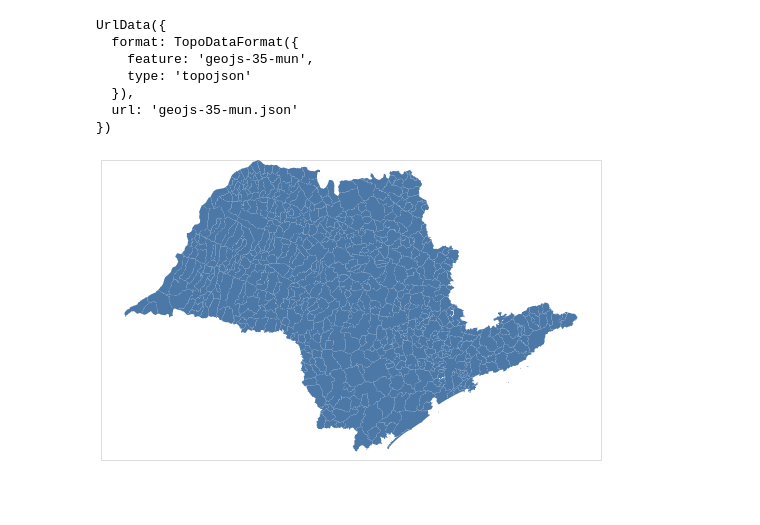
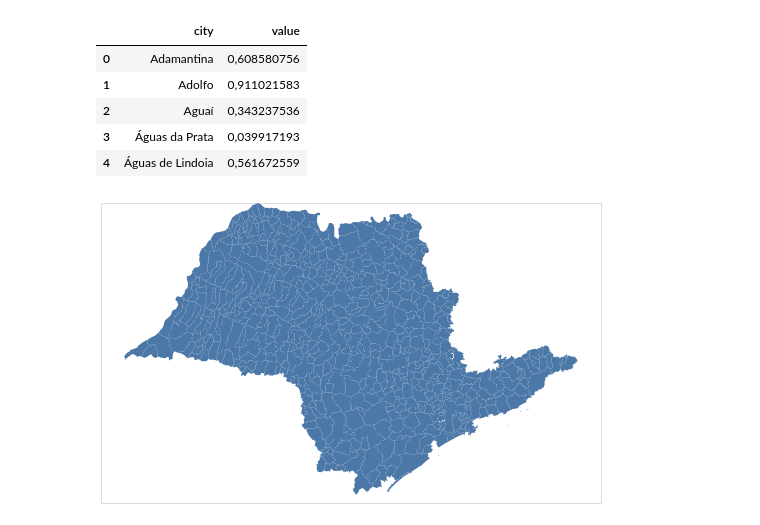
Before and after one commit to GiovaniValdrighi/DataScience_IC, a Jupyter notebook: MapPlot.ipynb, the cells around one changed output. Drawn from its saved outputs; the diff is of its cells as text; code cells hidden in the pictures; blank space fills up the shorter version.

```diff
--- a/MapPlot.ipynb
+++ b/MapPlot.ipynb
@@ -3,17 +4,19 @@ import altair as alt
+# %%
+data = pd.read_csv('csv_teste.csv', sep = ';', encoding = 'latin1', usecols = ['city', 'value'] )
+data.head()
+# %% [output]
+|  | city | value |
+| 0 | Adamantina | 0,608580756 |
+| 1 | Adolfo | 0,911021583 |
+| 2 | Aguaí | 0,343237536 |
+| 3 | Águas da Prata | 0,039917193 |
+| 4 | Águas de Lindoia | 0,561672559 |
 # %%
 sp = alt.topo_feature('geojs-35-mun.json', 'geojs-35-mun')
-print(counties)
-alt.Chart(counties).mark_geoshape().encode(
+alt.Chart(sp).mark_geoshape().encode(
 ).properties(
     width=500,
     height=300
 )
 # %% [output]
-UrlData({
-  format: TopoDataFormat({
-    feature: 'geojs-35-mun',
-    type: 'topojson'
-  }),
-  url: 'geojs-35-mun.json'
-})
 [figure]
```
Also changed, not shown: parts of 17 cells of this notebook, 3 other files.
